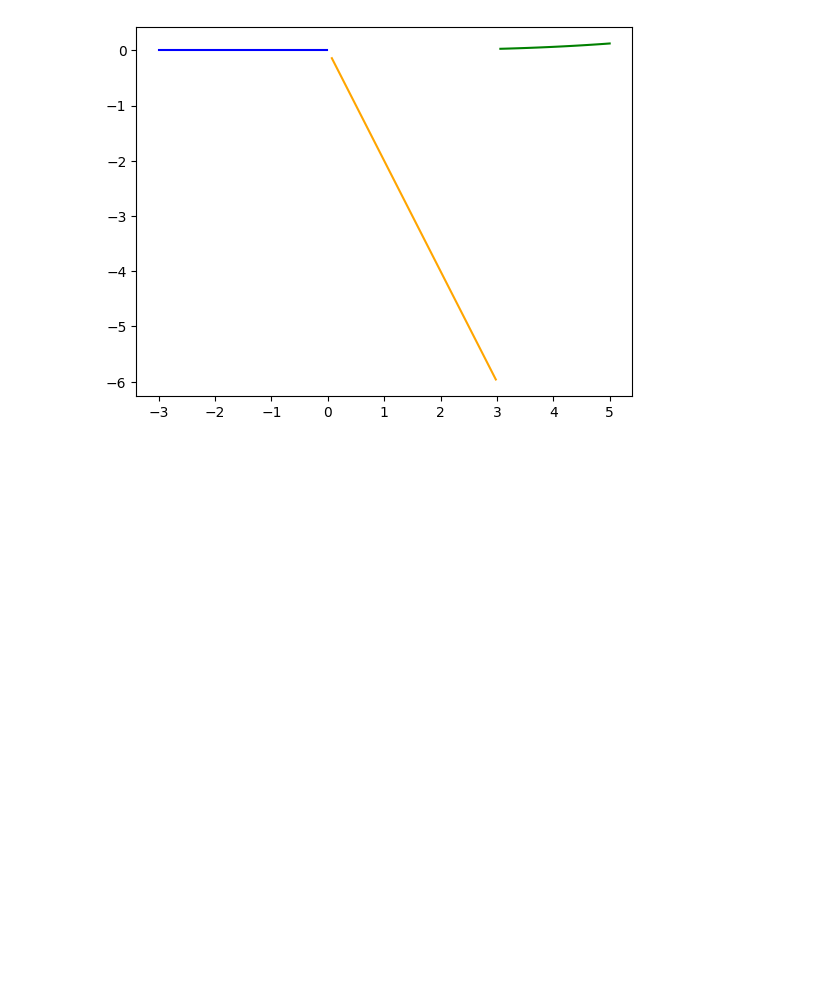
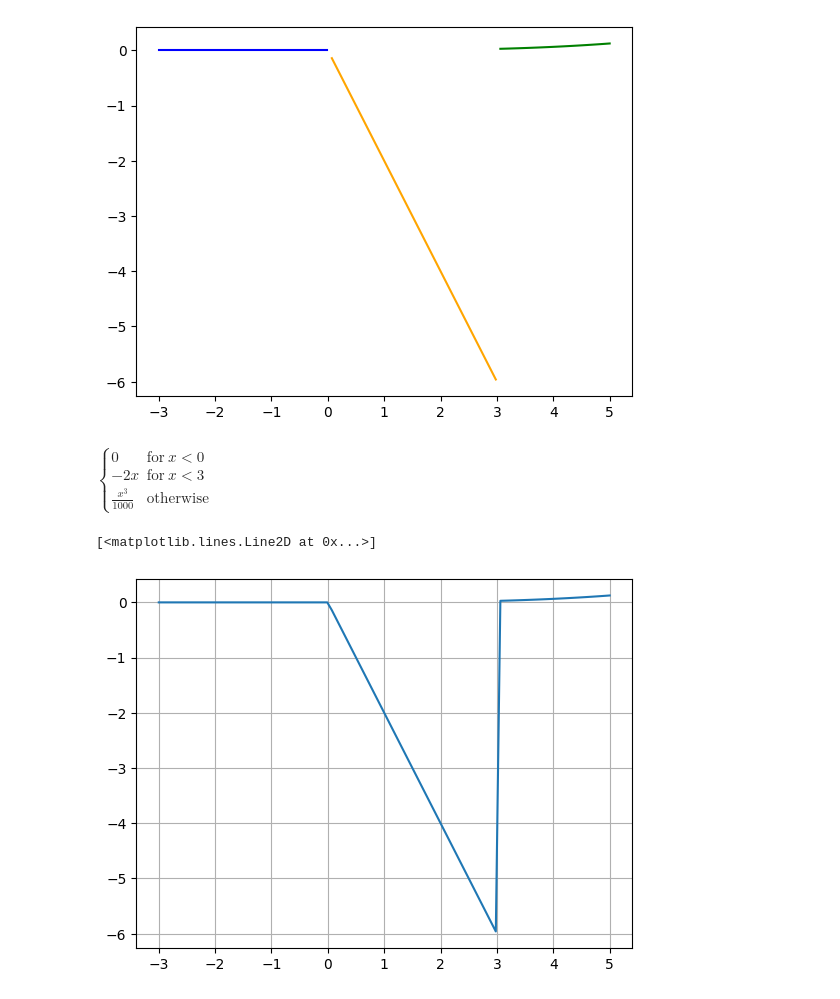
Before and after one commit to matansharon/Calculas, a Jupyter notebook: Section3.ipynb, the cells around one changed output. Drawn from its saved outputs; the diff is of its cells as text; code cells hidden in the pictures; blank space fills up the shorter version.

```diff
--- a/Section3.ipynb
+++ b/Section3.ipynb
@@ -801,3 +801,22 @@ plt.plot(x[x>3],((x/10)**3)[x>3],label="(x/10)**3",color="green")
 plt.show()
 # %% [output]
 [figure]
+# %%
+#same excersie only this time with sympy
+from sympy.abc import x
+from sympy import Piecewise
+import numpy as np
+
+f=Piecewise((0,x<0),(-2*x,(x>=0)&(x<3)),((x/10)**3,x>=3))
+display(f)
+
+x_vals = np.linspace(-3, 5, 100)
+y_vals = np.array([f.subs(x, i) for i in x_vals])
+#add the origins to the plot
+
+plt.grid(True, which='both')
+plt.plot(x_vals, y_vals)
+# %% [output]
+$\displaystyle \begin{cases} 0 & \text{for}\: x < 0 \\- 2 x & \text{for}\: x < 3 \\\frac{x^{3}}{1000} & \text{otherwise} \end{cases}$
+[<matplotlib.lines.Line2D at 0x...>]
+[figure, added]
```
